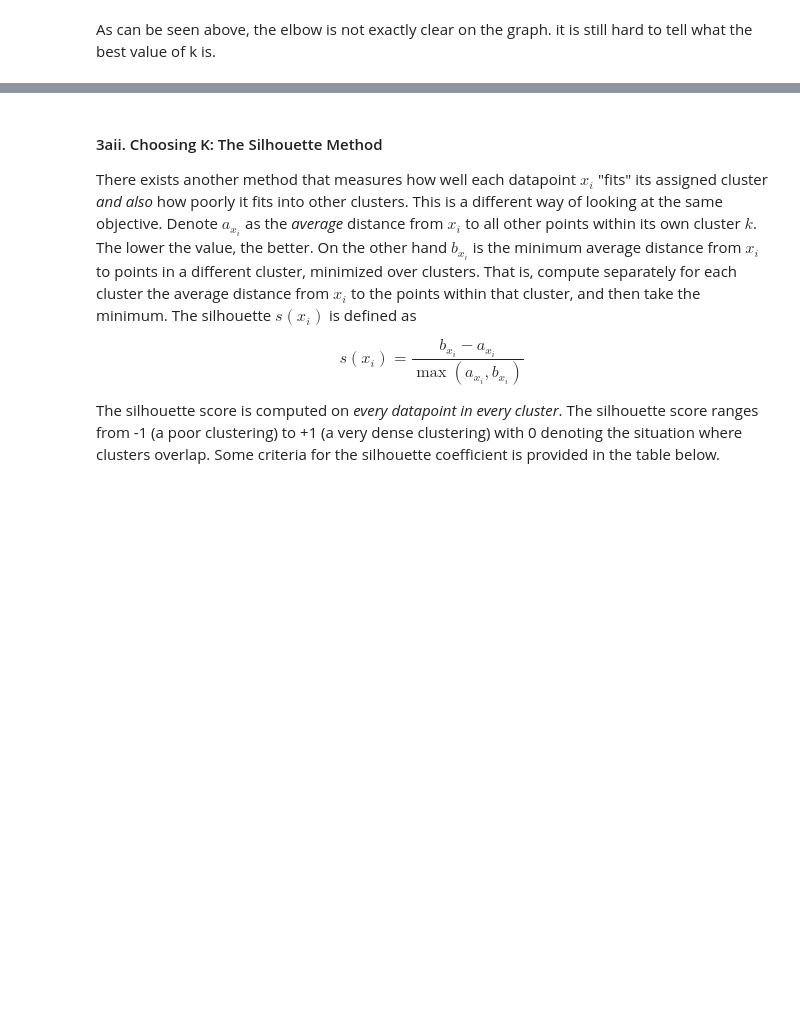
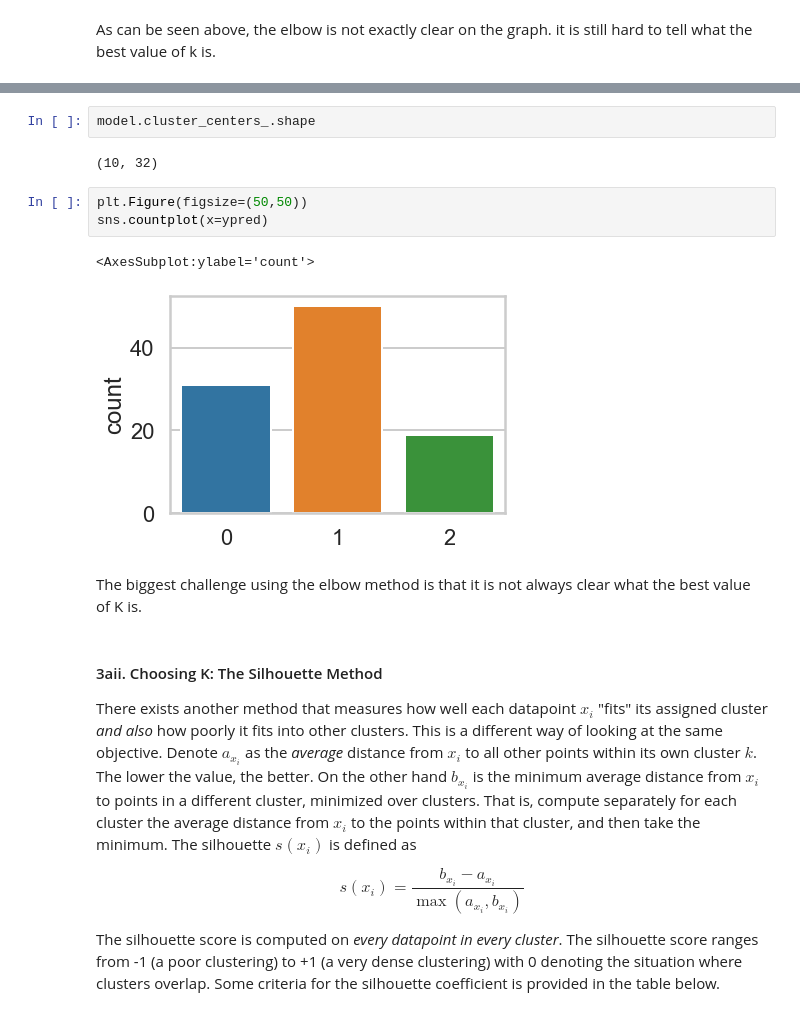
Before and after one commit to Thaps/DataScienceGuidedCapstone, a Jupyter notebook: Unit15UnsupervisedLearning/clusteringwine/Clustering Case Study - Customer Segmentation with K-Means - Tier 3.ipynb, the cells around one changed output, grey strips where cells are left out. Drawn from its saved outputs; the diff is of its cells as text; blank space fills up the shorter version.

```diff
--- a/Unit15UnsupervisedLearning/clusteringwine/Clustering Case Study - Customer Segmentation with K-Means - Tier 3.ipynb
+++ b/Unit15UnsupervisedLearning/clusteringwine/Clustering Case Study - Customer Segmentation with K-Means - Tier 3.ipynb
@@ -176,3 +184,15 @@ plt.bar(x=model2.cluster_centers_[0], height=500, data=model2.cluster_centers_[1
+# %%
+model.cluster_centers_.shape
+# %% [output]
+(10, 32)
+# %%
+plt.Figure(figsize=(50,50))
+sns.countplot(x=ypred)
+# %% [output]
+<AxesSubplot:ylabel='count'>
+[figure, added]
+# %% [markdown]
+The biggest challenge using the elbow method is that it is not always clear what the best value of K is.
 # %% [markdown]
 #### 3aii. Choosing K: The Silhouette Method
 
```
Also changed, not shown: parts of 31 cells of this notebook.
